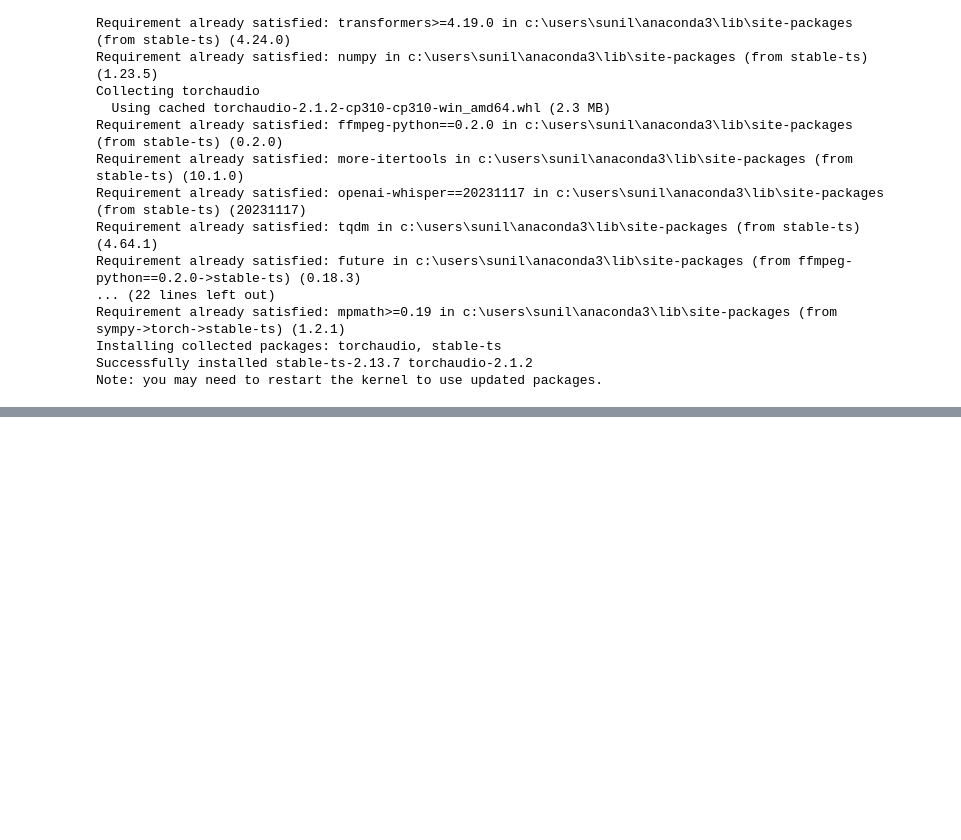
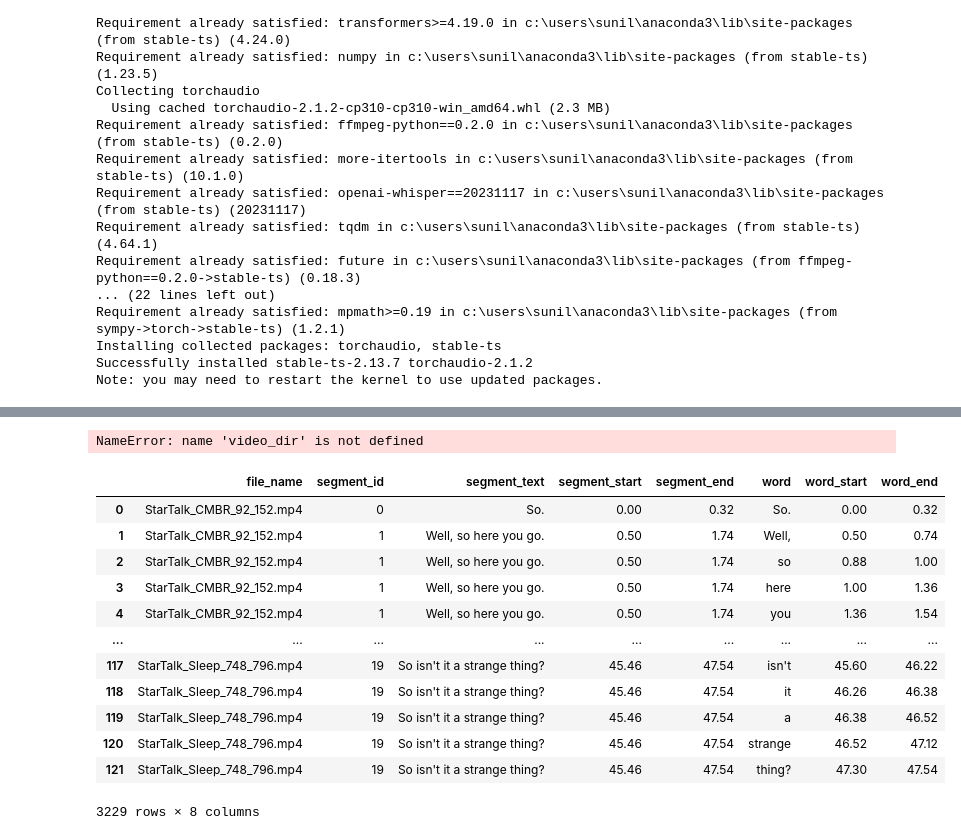
Before and after one commit to ghadwalsunil/WhoSaidThat, a Jupyter notebook: CustomUtils/Dataset preparation/Transcribe Single Video.ipynb, the cells around one changed output, grey strips where cells are left out. Cells and saved outputs as stored; diff of their text form; code cells hidden in the pictures; blank space fills up the shorter version.

```diff
--- a/CustomUtils/Dataset preparation/Transcribe Single Video.ipynb
+++ b/CustomUtils/Dataset preparation/Transcribe Single Video.ipynb
@@ -135,8 +140,25 @@ video_files
+# %%
+video_files = [
+    f
+    for f in os.listdir(video_dir)
+    if os.path.isfile(os.path.join(video_dir, f)) and os.path.splitext(os.path.join(video_dir, f))[1] in [".mp4"]
+]
+video_files
+# %% [output]
+NameError: name 'video_dir' is not defined
 # %%
-# video_files = ['MagnusCarlson_542_599.mp4', 'NDT_India_19_88.mp4']
+model_name_openai = "medium.en"
+video_dir = "../../Dataset/Videos/"
+video_files = [
+    f
+    for f in os.listdir(video_dir)
+    if os.path.isfile(os.path.join(video_dir, f)) and os.path.splitext(os.path.join(video_dir, f))[1] in [".mp4"]
+]
 df_list = []
 for f in video_files:
-    df_list.append(generate_openai_transcription(f, os.path.join(video_dir, f), model))
+    model = get_whisper_model(model_name_openai)
+    output = get_whisper_result(os.path.join(video_dir, f), model)
+    df_list.append(generate_whisper_transcription(f, os.path.join(video_dir, f), output))
 
 final_df = pd.concat(df_list)
-final_df.to_excel("Transcriptions.xlsx", index=False)
+final_df.to_excel(f"Transcriptions_{datetime.now().strftime('_%Y%m%d_%H%M%S')}.xlsx", index=False)
@@ -144,0 +165,16 @@ df.to_excel("Video4.xlsx", index=False)
+# %%
+final_df
+# %% [output]
+|  | file_name | segment_id | segment_text | segment_start | segment_end | word | word_start | word_end |
+| 0 | StarTalk_CMBR_92_152.mp4 | 0 | So. | 0.00 | 0.32 | So. | 0.00 | 0.32 |
+| 1 | StarTalk_CMBR_92_152.mp4 | 1 | Well, so here you go. | 0.50 | 1.74 | Well, | 0.50 | 0.74 |
+| 2 | StarTalk_CMBR_92_152.mp4 | 1 | Well, so here you go. | 0.50 | 1.74 | so | 0.88 | 1.00 |
+| 3 | StarTalk_CMBR_92_152.mp4 | 1 | Well, so here you go. | 0.50 | 1.74 | here | 1.00 | 1.36 |
+| 4 | StarTalk_CMBR_92_152.mp4 | 1 | Well, so here you go. | 0.50 | 1.74 | you | 1.36 | 1.54 |
+| ... | ... | ... | ... | ... | ... | ... | ... | ... |
+| 117 | StarTalk_Sleep_748_796.mp4 | 19 | So isn't it a strange thing? | 45.46 | 47.54 | isn't | 45.60 | 46.22 |
+| 118 | StarTalk_Sleep_748_796.mp4 | 19 | So isn't it a strange thing? | 45.46 | 47.54 | it | 46.26 | 46.38 |
+| 119 | StarTalk_Sleep_748_796.mp4 | 19 | So isn't it a strange thing? | 45.46 | 47.54 | a | 46.38 | 46.52 |
+| 120 | StarTalk_Sleep_748_796.mp4 | 19 | So isn't it a strange thing? | 45.46 | 47.54 | strange | 46.52 | 47.12 |
+| 121 | StarTalk_Sleep_748_796.mp4 | 19 | So isn't it a strange thing? | 45.46 | 47.54 | thing? | 47.30 | 47.54 |
+3229 rows × 8 columns
```
Also changed, not shown: parts of 5 cells of this notebook, 5 other files.
